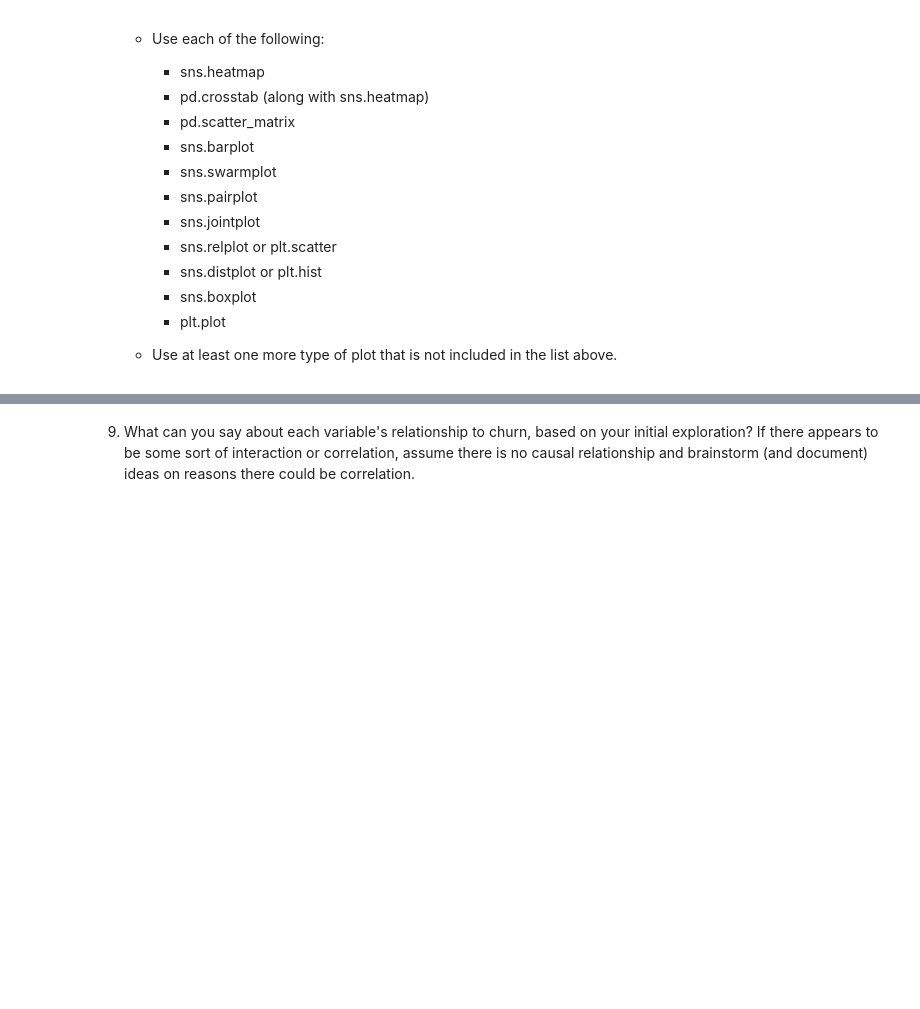
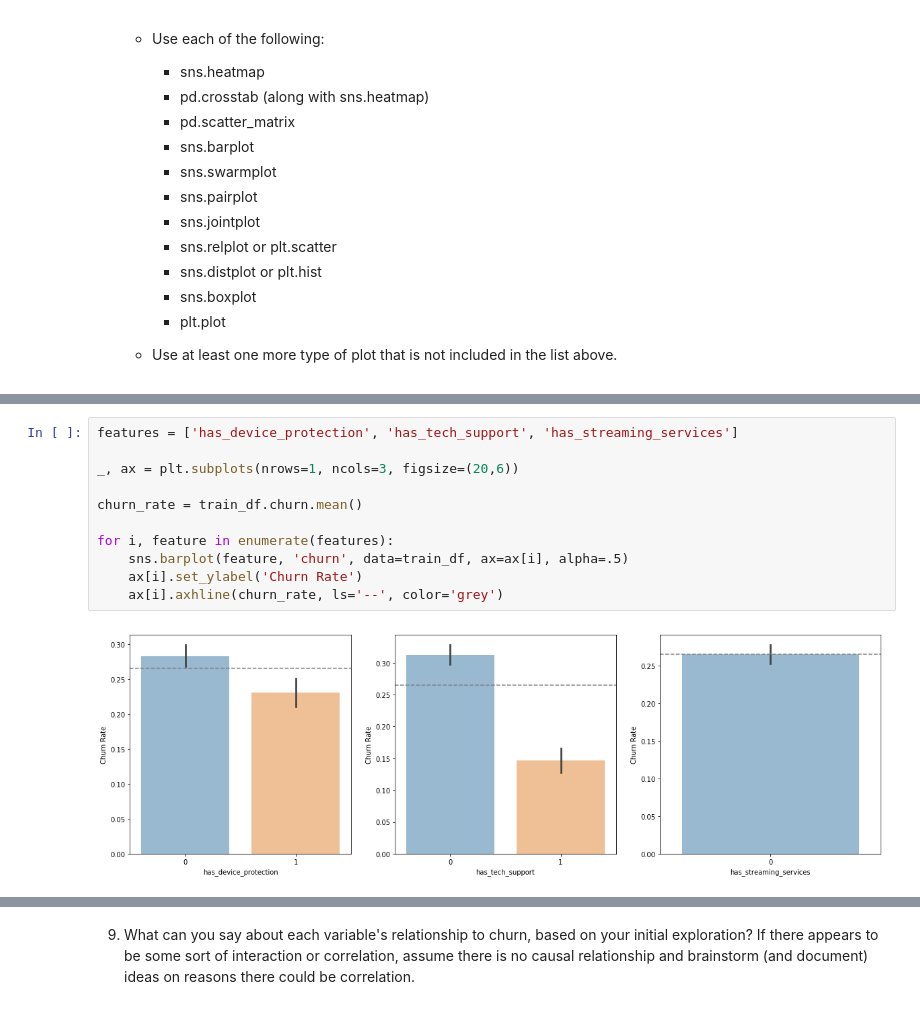
Before and after one commit to ericescalante-jasondunn/classification_project, a Jupyter notebook: Project_Master.ipynb, the cells around one changed output, grey strips where cells are left out. Drawn from its saved outputs; the diff is of its cells as text; blank space fills up the shorter version.

```diff
--- a/Project_Master.ipynb
+++ b/Project_Master.ipynb
@@ -533,3 +539,16 @@ AttributeError: 'numpy.ndarray' object has no attribute 'bar'
+# %%
+features = ['has_device_protection', 'has_tech_support', 'has_streaming_services']
+
+_, ax = plt.subplots(nrows=1, ncols=3, figsize=(20,6))
+
+churn_rate = train_df.churn.mean()
+
+for i, feature in enumerate(features):
+    sns.barplot(feature, 'churn', data=train_df, ax=ax[i], alpha=.5)
+    ax[i].set_ylabel('Churn Rate')
+    ax[i].axhline(churn_rate, ls='--', color='grey')
+# %% [output]
+[figure, added]
 # %%
 plt.figure(figsize=(16,15))
 
```
Also changed, not shown: parts of 35 cells of this notebook.
